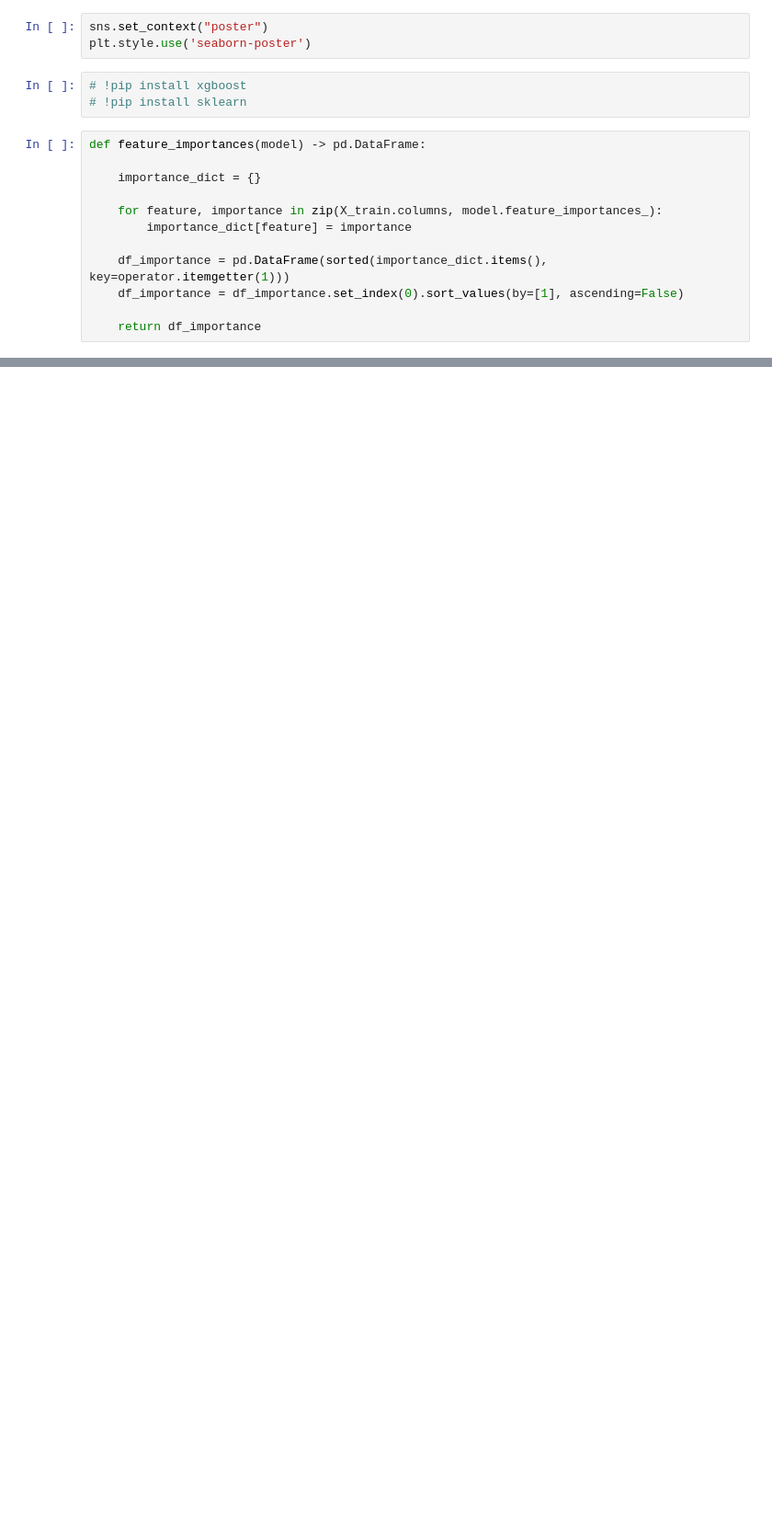
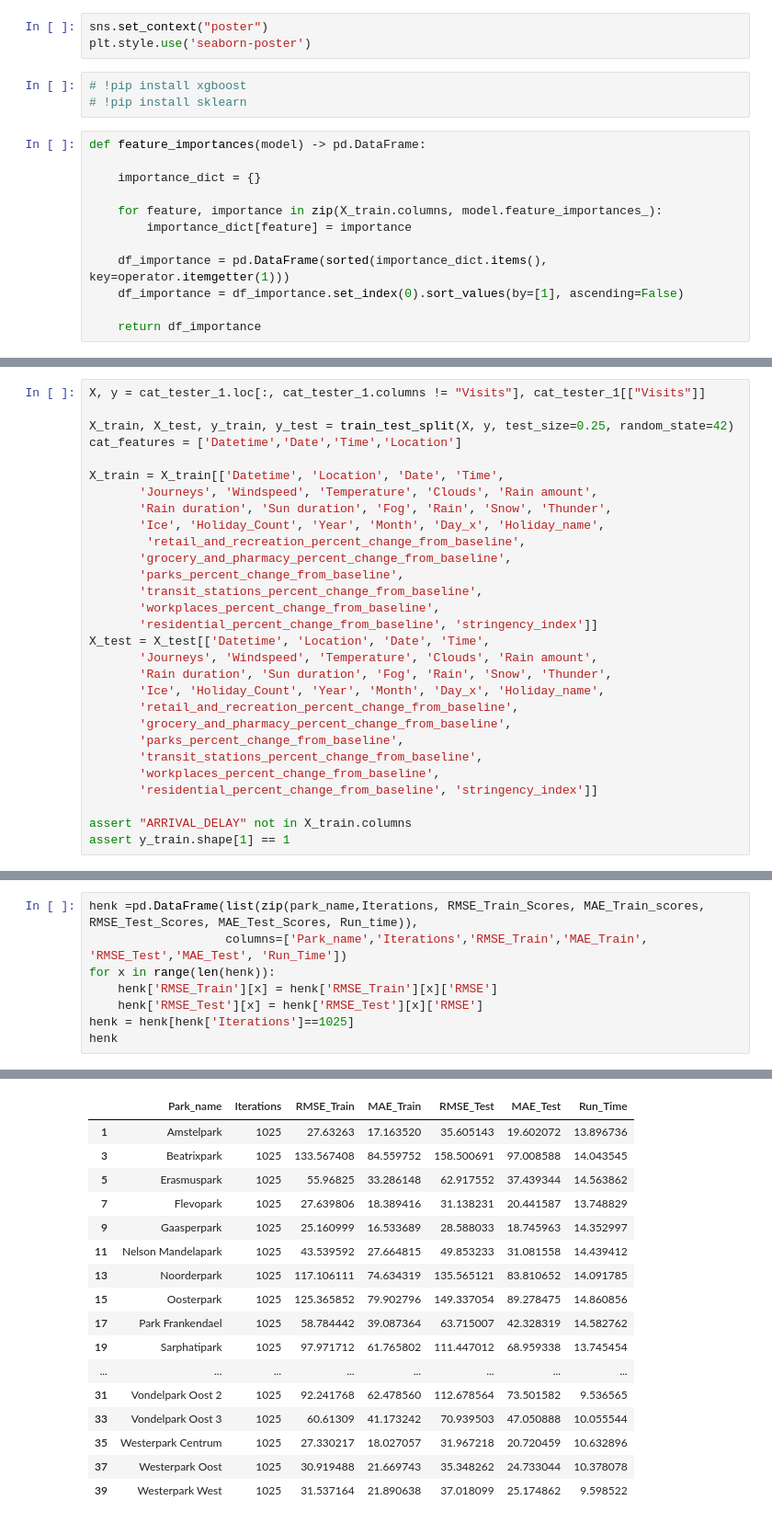
Before and after one commit to lotteph/DSP, a Jupyter notebook: Boosting_testing.ipynb, the cells around one changed output, grey strips where cells are left out. Shown at 92% size. Drawn from its saved outputs; the diff is of its cells as text; blank space fills up the shorter version.

```diff
--- a/Boosting_testing.ipynb
+++ b/Boosting_testing.ipynb
@@ -93 +128,30 @@ assert y_train.shape[1] == 1
+# %%
+X, y = cat_tester_1.loc[:, cat_tester_1.columns != "Visits"], cat_tester_1[["Visits"]]
+
+X_train, X_test, y_train, y_test = train_test_split(X, y, test_size=0.25, random_state=42)
+cat_features = ['Datetime','Date','Time','Location']
+
+X_train = X_train[['Datetime', 'Location', 'Date', 'Time',
+       'Journeys', 'Windspeed', 'Temperature', 'Clouds', 'Rain amount',
+       'Rain duration', 'Sun duration', 'Fog', 'Rain', 'Snow', 'Thunder',
+       'Ice', 'Holiday_Count', 'Year', 'Month', 'Day_x', 'Holiday_name',
+        'retail_and_recreation_percent_change_from_baseline',
+       'grocery_and_pharmacy_percent_change_from_baseline',
+       'parks_percent_change_from_baseline',
+       'transit_stations_percent_change_from_baseline',
+       'workplaces_percent_change_from_baseline',
+       'residential_percent_change_from_baseline', 'stringency_index']]
+X_test = X_test[['Datetime', 'Location', 'Date', 'Time',
+       'Journeys', 'Windspeed', 'Temperature', 'Clouds', 'Rain amount',
+       'Rain duration', 'Sun duration', 'Fog', 'Rain', 'Snow', 'Thunder',
+       'Ice', 'Holiday_Count', 'Year', 'Month', 'Day_x', 'Holiday_name',
+       'retail_and_recreation_percent_change_from_baseline',
+       'grocery_and_pharmacy_percent_change_from_baseline',
+       'parks_percent_change_from_baseline',
+       'transit_stations_percent_change_from_baseline',
+       'workplaces_percent_change_from_baseline',
+       'residential_percent_change_from_baseline', 'stringency_index']]
+
+assert "ARRIVAL_DELAY" not in X_train.columns
+assert y_train.shape[1] == 1
 # %%
@@ -187,0 +380,9 @@ feature_importances(cat_model)
+# %%
+henk =pd.DataFrame(list(zip(park_name,Iterations, RMSE_Train_Scores, MAE_Train_scores, RMSE_Test_Scores, MAE_Test_Scores, Run_time)),
+                   columns=['Park_name','Iterations','RMSE_Train','MAE_Train', 'RMSE_Test','MAE_Test', 'Run_Time'])
+for x in range(len(henk)):
+    henk['RMSE_Train'][x] = henk['RMSE_Train'][x]['RMSE']
+    henk['RMSE_Test'][x] = henk['RMSE_Test'][x]['RMSE']
+henk = henk[henk['Iterations']==1025]
+henk
+# %% [output]
@@ -187,0 +397,17 @@ feature_importances(cat_model)
+|  | Park_name | Iterations | RMSE_Train | MAE_Train | RMSE_Test | MAE_Test | Run_Time |
+| 1 | Amstelpark | 1025 | 27.63263 | 17.163520 | 35.605143 | 19.602072 | 13.896736 |
+| 3 | Beatrixpark | 1025 | 133.567408 | 84.559752 | 158.500691 | 97.008588 | 14.043545 |
+| 5 | Erasmuspark | 1025 | 55.96825 | 33.286148 | 62.917552 | 37.439344 | 14.563862 |
+| 7 | Flevopark | 1025 | 27.639806 | 18.389416 | 31.138231 | 20.441587 | 13.748829 |
+| 9 | Gaasperpark | 1025 | 25.160999 | 16.533689 | 28.588033 | 18.745963 | 14.352997 |
+| 11 | Nelson Mandelapark | 1025 | 43.539592 | 27.664815 | 49.853233 | 31.081558 | 14.439412 |
+| 13 | Noorderpark | 1025 | 117.106111 | 74.634319 | 135.565121 | 83.810652 | 14.091785 |
+| 15 | Oosterpark | 1025 | 125.365852 | 79.902796 | 149.337054 | 89.278475 | 14.860856 |
+| 17 | Park Frankendael | 1025 | 58.784442 | 39.087364 | 63.715007 | 42.328319 | 14.582762 |
+| 19 | Sarphatipark | 1025 | 97.971712 | 61.765802 | 111.447012 | 68.959338 | 13.745454 |
+| ... | ... | ... | ... | ... | ... | ... | ... |
+| 31 | Vondelpark Oost 2 | 1025 | 92.241768 | 62.478560 | 112.678564 | 73.501582 | 9.536565 |
+| 33 | Vondelpark Oost 3 | 1025 | 60.61309 | 41.173242 | 70.939503 | 47.050888 | 10.055544 |
+| 35 | Westerpark Centrum | 1025 | 27.330217 | 18.027057 | 31.967218 | 20.720459 | 10.632896 |
+| 37 | Westerpark Oost | 1025 | 30.919488 | 21.669743 | 35.348262 | 24.733044 | 10.378078 |
+| 39 | Westerpark West | 1025 | 31.537164 | 21.890638 | 37.018099 | 25.174862 | 9.598522 |
```
Also changed, not shown: parts of 11 cells of this notebook.
